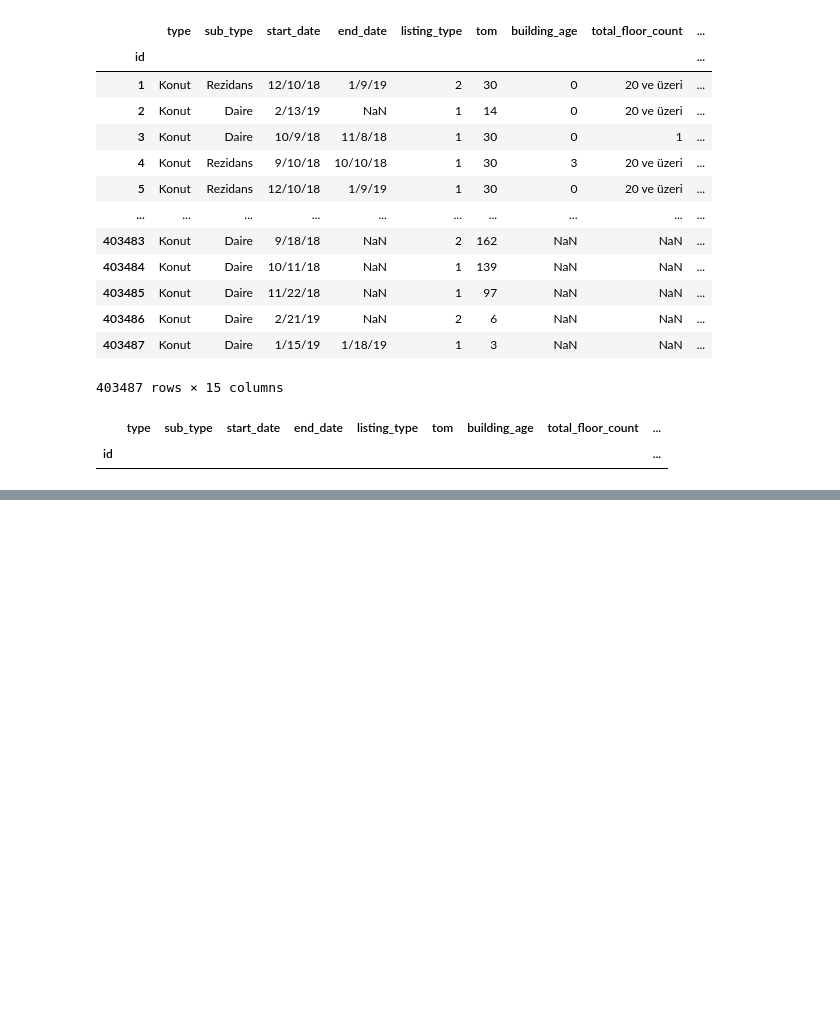
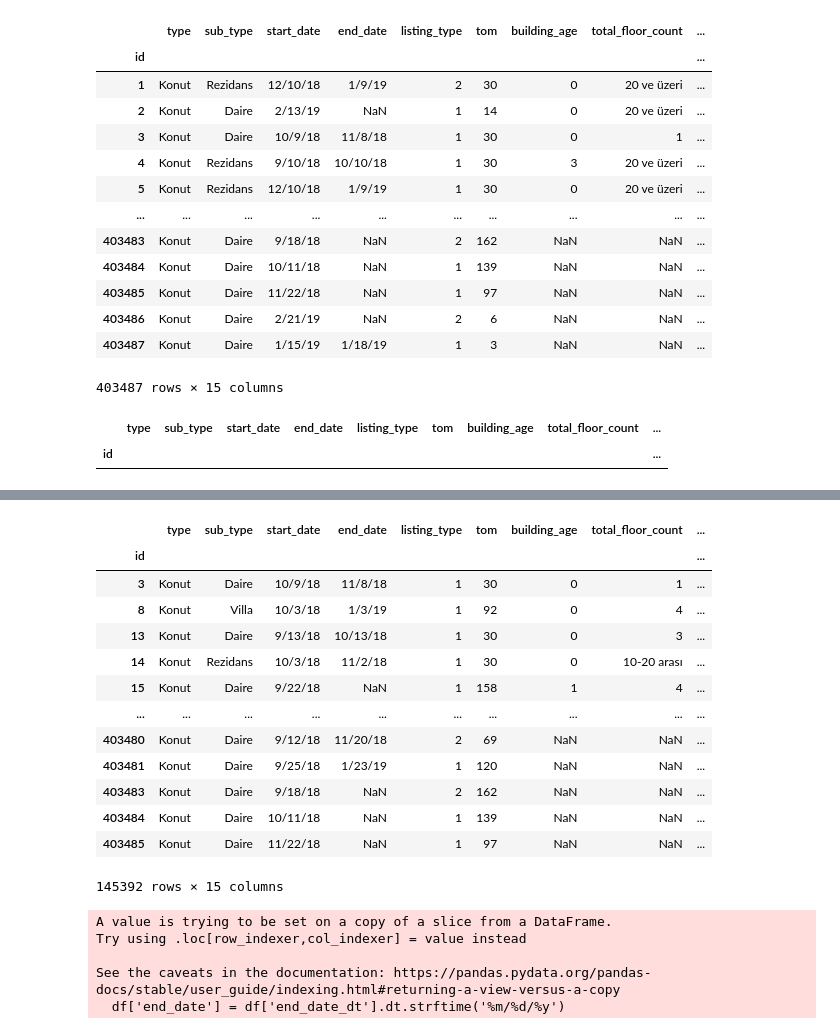
Before and after one commit to Rev1ze/team_build, a Jupyter notebook: team_proj 4kurs.ipynb, the cells around one changed output, grey strips where cells are left out. Cells and saved outputs as stored; diff of their text form; code cells hidden in the pictures; blank space fills up the shorter version.

```diff
--- a/team_proj 4kurs.ipynb
+++ b/team_proj 4kurs.ipynb
@@ -108,0 +195,17 @@ df[df['price'].isna()]
+# %%
+df[df['size'].isna()]
+# %% [output]
+|  | type | sub_type | start_date | end_date | listing_type | tom | building_age | total_floor_count | ... |
+| id |  |  |  |  |  |  |  |  | ... |
+| 3 | Konut | Daire | 10/9/18 | 11/8/18 | 1 | 30 | 0 | 1 | ... |
+| 8 | Konut | Villa | 10/3/18 | 1/3/19 | 1 | 92 | 0 | 4 | ... |
+| 13 | Konut | Daire | 9/13/18 | 10/13/18 | 1 | 30 | 0 | 3 | ... |
+| 14 | Konut | Rezidans | 10/3/18 | 11/2/18 | 1 | 30 | 0 | 10-20 arası | ... |
+| 15 | Konut | Daire | 9/22/18 | NaN | 1 | 158 | 1 | 4 | ... |
+| ... | ... | ... | ... | ... | ... | ... | ... | ... | ... |
+| 403480 | Konut | Daire | 9/12/18 | 11/20/18 | 2 | 69 | NaN | NaN | ... |
+| 403481 | Konut | Daire | 9/25/18 | 1/23/19 | 1 | 120 | NaN | NaN | ... |
+| 403483 | Konut | Daire | 9/18/18 | NaN | 2 | 162 | NaN | NaN | ... |
+| 403484 | Konut | Daire | 10/11/18 | NaN | 1 | 139 | NaN | NaN | ... |
+| 403485 | Konut | Daire | 11/22/18 | NaN | 1 | 97 | NaN | NaN | ... |
+145392 rows × 15 columns
@@ -108,0 +261,8 @@ df[df['price'].isna()]
+# %%
+fill_dates_and_age(df)
+# %% [output]
+A value is trying to be set on a copy of a slice from a DataFrame.
+Try using .loc[row_indexer,col_indexer] = value instead
+
+See the caveats in the documentation: https://pandas.pydata.org/pandas-docs/stable/user_guide/indexing.html#returning-a-view-versus-a-copy
+  df['end_date'] = df['end_date_dt'].dt.strftime('%m/%d/%y')
```
Also changed, not shown: parts of 12 cells of this notebook.
